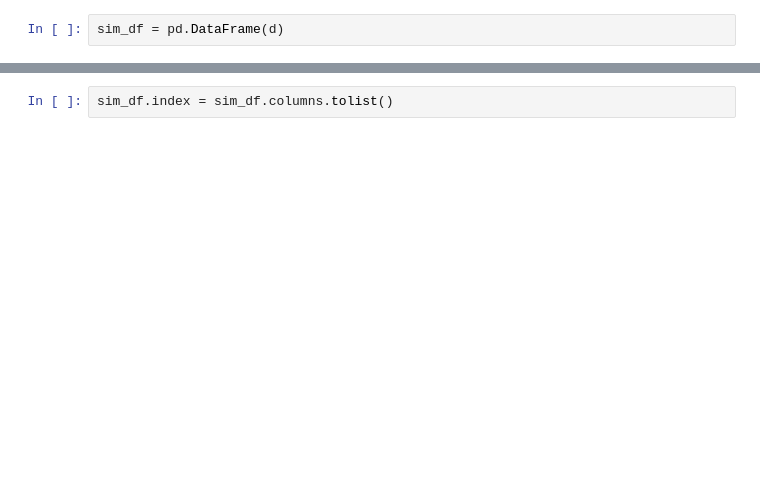
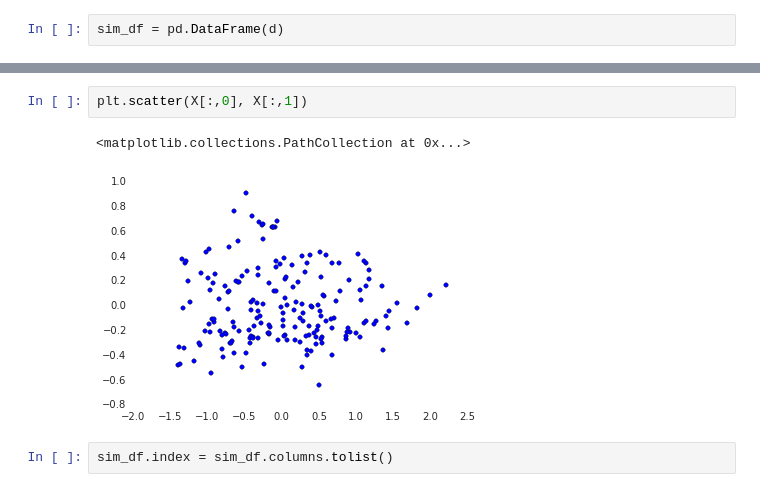
Before and after one commit to dav1dfeldman/Projects, a Jupyter notebook: JA/text_similarity.ipynb, the cells around one changed output, grey strips where cells are left out. Drawn from its saved outputs; the diff is of its cells as text; blank space fills up the shorter version.

```diff
--- a/JA/text_similarity.ipynb
+++ b/JA/text_similarity.ipynb
@@ -67,2 +95,7 @@ sim_df = pd.DataFrame(d)
+# %%
+plt.scatter(X[:,0], X[:,1])
+# %% [output]
+<matplotlib.collections.PathCollection at 0x...>
+[figure, added]
 # %%
 sim_df.index = sim_df.columns.tolist()
```
Also changed, not shown: parts of 12 cells of this notebook.
